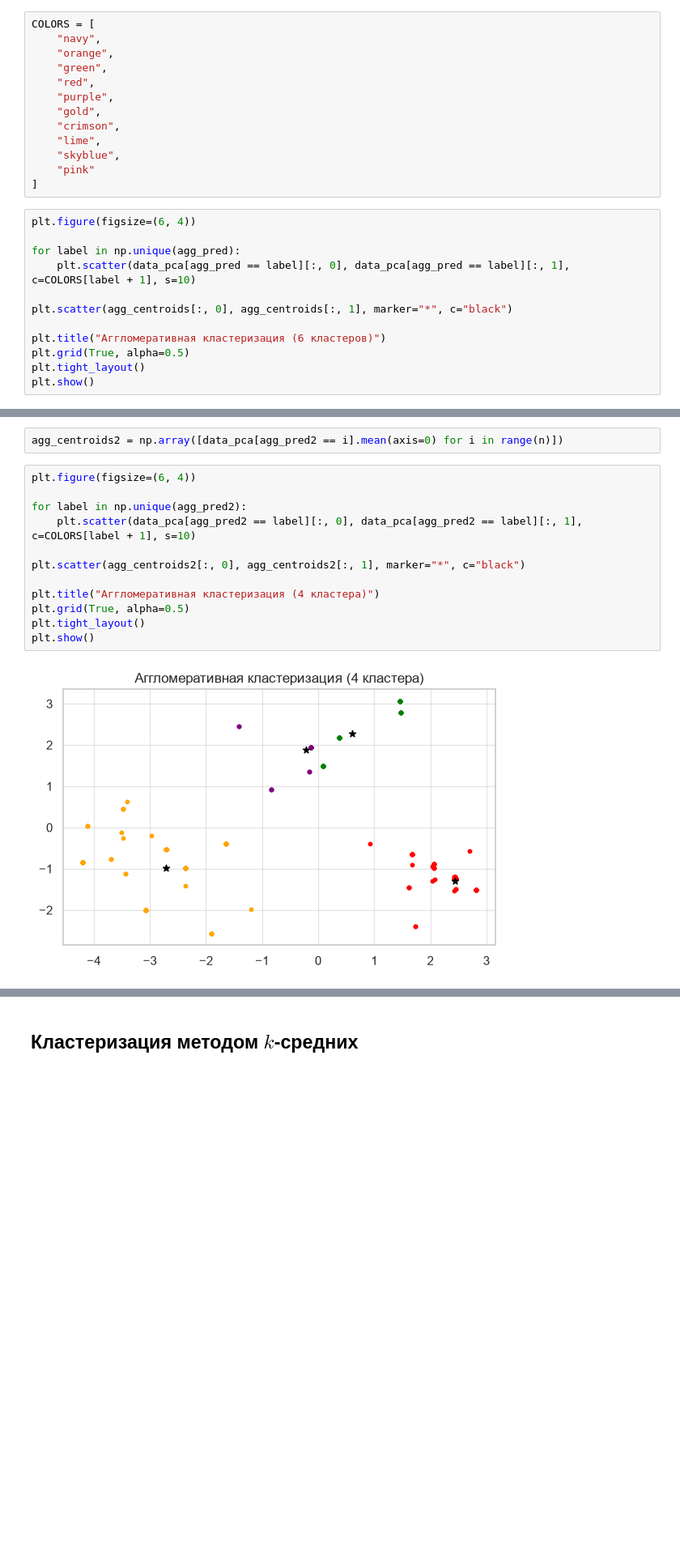
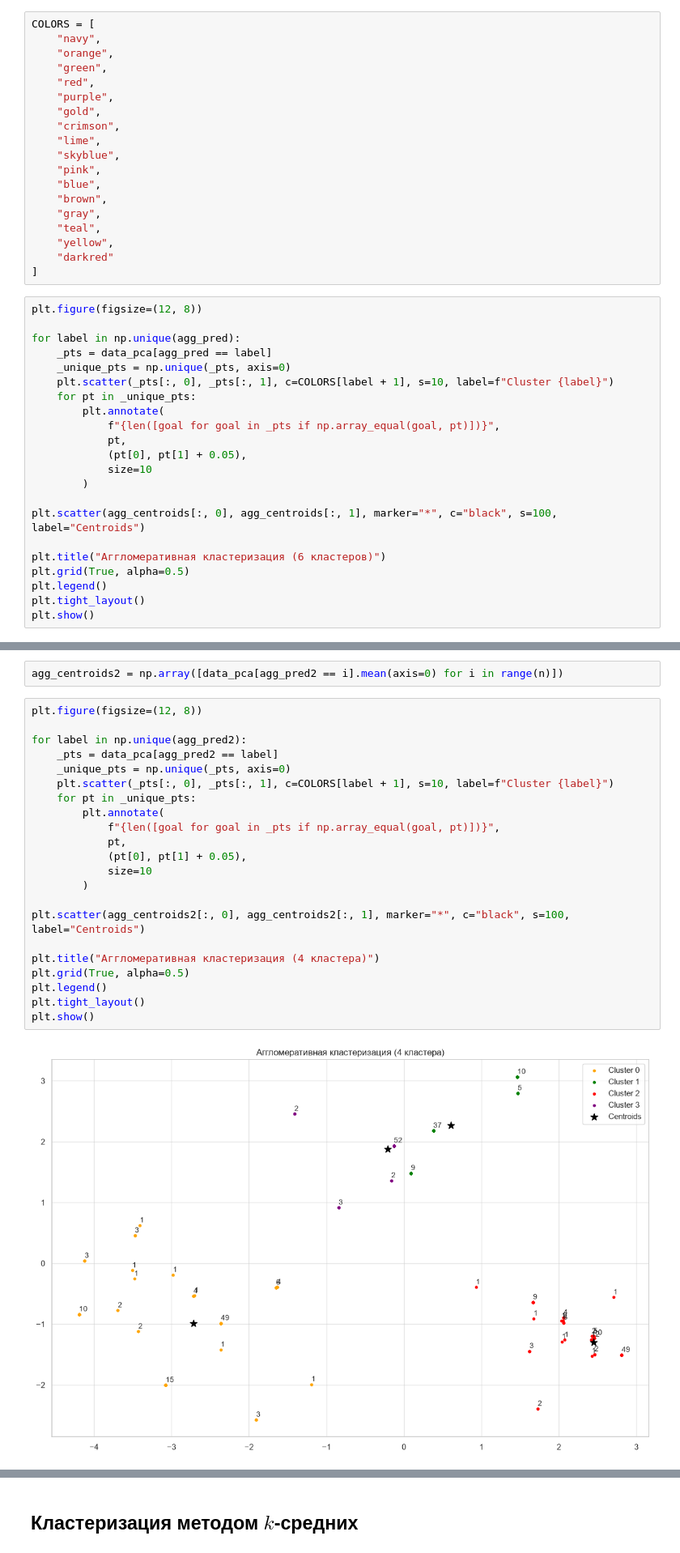
Before and after one commit to kkinzzza/data-analysis-labs, a Jupyter notebook: lab_1-3/lab_1-3.ipynb, the cells around one changed output, grey strips where cells are left out. Shown at 81% size. Cells and saved outputs as stored; diff of their text form; blank space fills up the shorter version.

```diff
--- a/lab_1-3/lab_1-3.ipynb
+++ b/lab_1-3/lab_1-3.ipynb
@@ -222,18 +261,34 @@ COLORS = [
     "crimson",
     "lime",
     "skyblue",
-    "pink"
+    "pink",
+    "blue",
+    "brown",
+    "gray",
+    "teal",
+    "yellow",
+    "darkred"
 ]
 # %%
-plt.figure(figsize=(6, 4))
+plt.figure(figsize=(12, 8))
 
 for label in np.unique(agg_pred):
-    plt.scatter(data_pca[agg_pred == label][:, 0], data_pca[agg_pred == label][:, 1], c=COLORS[label + 1], s=10)
+    _pts = data_pca[agg_pred == label]
+    _unique_pts = np.unique(_pts, axis=0)
+    plt.scatter(_pts[:, 0], _pts[:, 1], c=COLORS[label + 1], s=10, label=f"Cluster {label}")
+    for pt in _unique_pts:
+        plt.annotate(
+            f"{len([goal for goal in _pts if np.array_equal(goal, pt)])}",
+            pt,
+            (pt[0], pt[1] + 0.05),
+            size=10
+        )
 
-plt.scatter(agg_centroids[:, 0], agg_centroids[:, 1], marker="*", c="black")
+plt.scatter(agg_centroids[:, 0], agg_centroids[:, 1], marker="*", c="black", s=100, label="Centroids")
 
 plt.title("Аггломеративная кластеризация (6 кластеров)")
 plt.grid(True, alpha=0.5)
+plt.legend()
 plt.tight_layout()
 plt.show()
 # %% [output]
@@ -248,17 +303,27 @@ agg_pred2 = aggclust2.fit_predict(data)
 # %%
 agg_centroids2 = np.array([data_pca[agg_pred2 == i].mean(axis=0) for i in range(n)])
 # %%
-plt.figure(figsize=(6, 4))
+plt.figure(figsize=(12, 8))
 
 for label in np.unique(agg_pred2):
-    plt.scatter(data_pca[agg_pred2 == label][:, 0], data_pca[agg_pred2 == label][:, 1], c=COLORS[label + 1], s=10)
+    _pts = data_pca[agg_pred2 == label]
+    _unique_pts = np.unique(_pts, axis=0)
+    plt.scatter(_pts[:, 0], _pts[:, 1], c=COLORS[label + 1], s=10, label=f"Cluster {label}")
+    for pt in _unique_pts:
+        plt.annotate(
+            f"{len([goal for goal in _pts if np.array_equal(goal, pt)])}",
+            pt,
+            (pt[0], pt[1] + 0.05),
+            size=10
+        )
 
-plt.scatter(agg_centroids2[:, 0], agg_centroids2[:, 1], marker="*", c="black")
+plt.scatter(agg_centroids2[:, 0], agg_centroids2[:, 1], marker="*", c="black", s=100, label="Centroids")
 
 plt.title("Аггломеративная кластеризация (4 кластера)")
 plt.grid(True, alpha=0.5)
+plt.legend()
 plt.tight_layout()
 plt.show()
 # %% [output]
-[figure, old version]
+[figure, new version]
 # %% [markdown]
```
Also changed, not shown: parts of 33 cells of this notebook, 1 other file.
